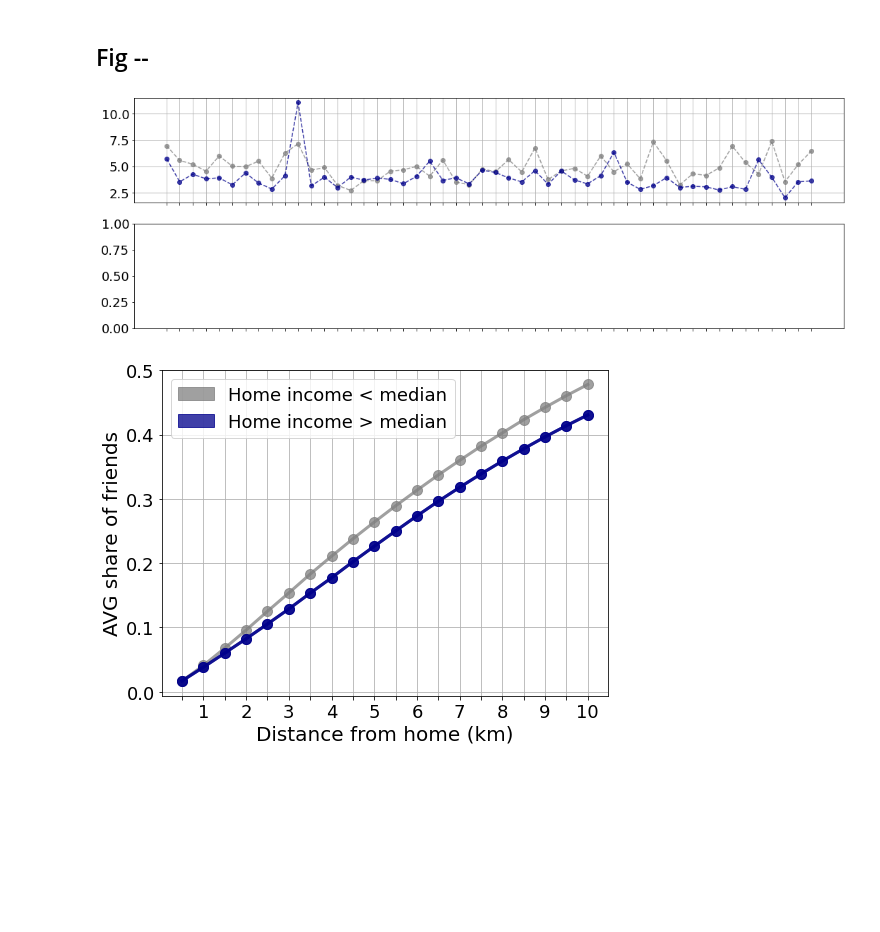
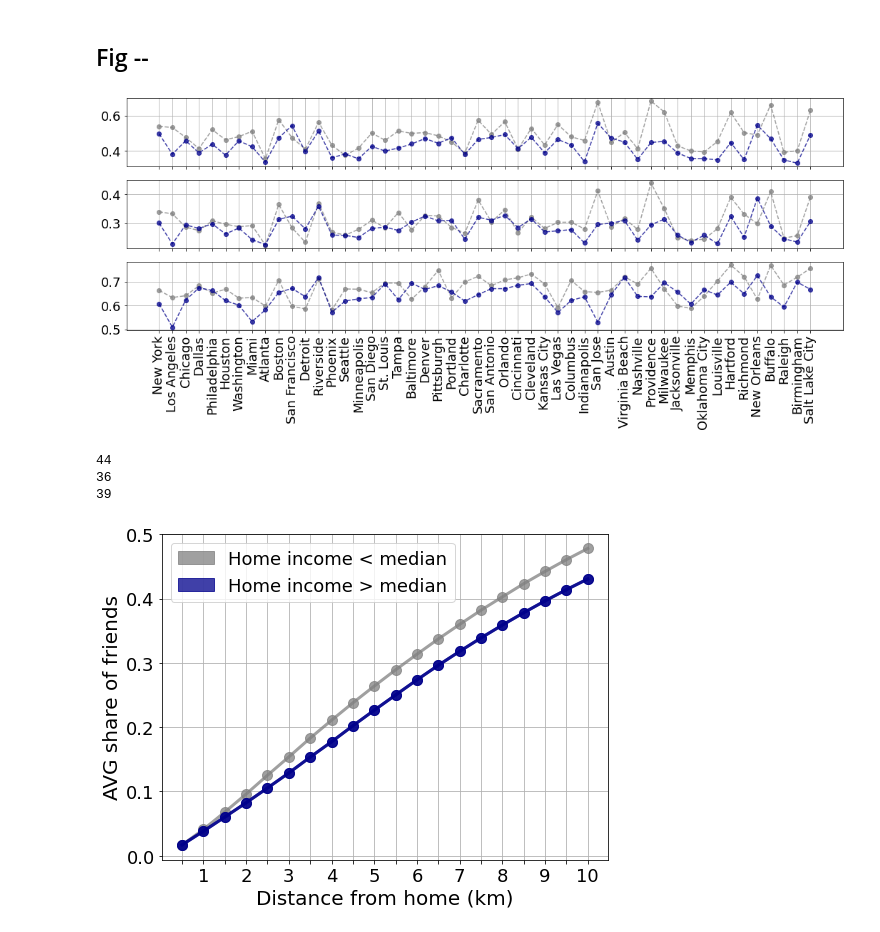
Before and after one commit to sandorjuhasz/ties-around-home, a Jupyter notebook: scripts/visuals.ipynb, the cells around one changed output. Saved outputs shown, nothing was run; the diff lists cells and outputs as text; code cells hidden in the pictures; blank space fills up the shorter version.

Commit message:
visuals

```diff
--- a/scripts/visuals.ipynb
+++ b/scripts/visuals.ipynb
@@ -481,41 +477,59 @@ degree_tab = pd.read_csv("../data/degree_tab_top50.csv.gz")
 degree_tab = pd.read_csv("../data/degree_tab_top50.csv.gz")
 
 # average degree by group
-metrodata["poor_degree"] = metrodata.index.map(degree_tab[degree_tab["poor"]==1].groupby("cbsacode")["dcum5000"].agg("mean").to_dict())
-metrodata["rich_degree"] = metrodata.index.map(degree_tab[degree_tab["poor"]==0].groupby("cbsacode")["dcum5000"].agg("mean").to_dict())
+metrodata["poor_degree"] = metrodata.index.map(degree_tab[degree_tab["poor"]==1].groupby("cbsacode")["dcum10000_share"].agg("mean").to_dict())
+metrodata["rich_degree"] = metrodata.index.map(degree_tab[degree_tab["poor"]==0].groupby("cbsacode")["dcum10000_share"].agg("mean").to_dict())
 # %%
 # clustering data
 clust_tab = pd.read_csv("../data/clust_tab_top50.csv.gz")
+clust_tab = pd.merge(clust_tab, degree_tab, on="user_id", how="left")
 
 # average degree by group
-# metrodata["poor_degree"] = metrodata.index.map(degree_tab[degree_tab["poor"]==1].groupby("cbsacode")["dcum5000"].agg("mean").to_dict())
-# metrodata["rich_degree"] = metrodata.index.map(degree_tab[degree_tab["poor"]==0].groupby("cbsacode")["dcum5000"].agg("mean").to_dict())
+metrodata["poor_clust"] = metrodata.index.map(clust_tab[clust_tab["poor"]==1].groupby("cbsacode")["clust10000"].agg("mean").to_dict())
+metrodata["rich_clust"] = metrodata.index.map(clust_tab[clust_tab["poor"]==0].groupby("cbsacode")["clust10000"].agg("mean").to_dict())
+# %%
+# clustering data
+supp_tab = pd.read_csv("../data/supp_tab_top50.csv.gz")
+supp_tab = pd.merge(supp_tab, degree_tab, on="user_id", how="left")
+
+# average degree by group
+metrodata["poor_supp"] = metrodata.index.map(supp_tab[supp_tab["poor"]==1].groupby("cbsacode")["support10000"].agg("mean").to_dict())
+metrodata["rich_supp"] = metrodata.index.map(supp_tab[supp_tab["poor"]==0].groupby("cbsacode")["support10000"].agg("mean").to_dict())
 # %%
 # plot 2
-fig,ax = plt.subplots(2,1,figsize=(18,6), sharex=True)
+fig,ax = plt.subplots(3,1,figsize=(18,6), sharex=True)
 plt.rcParams['font.size']=18
 
 
 ax[0].plot(metrodata['short_name'], metrodata['poor_degree'], '--', color="grey", marker='o', alpha=0.75)
 ax[0].plot(metrodata['short_name'], metrodata['rich_degree'], '--', color="darkblue", marker='o', alpha=0.75)
 ax[0].set_xticklabels(labels="", rotation=90)
 ax[0].grid()
 #ax[0].set_title('AVG distance from friends AVG income (home)')
 
+ax[1].plot(metrodata['short_name'], metrodata['poor_clust'], '--', color="grey", marker='o', alpha=0.75)
+ax[1].plot(metrodata['short_name'], metrodata['rich_clust'], '--', color="darkblue", marker='o', alpha=0.75)
+ax[1].set_xticklabels(labels="", rotation=90)
+ax[1].grid()
+#ax[1].set_title('AVG distance from friends AVG income (work)')
 
-#ax[1].plot(work_income_diff['short_name'], work_income_diff['log_wi_diff_x'], 'k-', marker='o', alpha=0.75)
-#ax[1].plot(work_income_diff['short_name'], work_income_diff['log_wi_diff_y'], 'b-', marker='o', alpha=0.75)
-#ax[1].set_xticklabels(labels="", rotation=90)
-#ax[1].grid()
-#ax[1].set_title('AVG distance from friends AVG income (work)')
-#ax[1].set_xticklabels(labels=line_degree['short_name'], rotation=90)
-
-
-#ax[0].legend(["Commute over 5km", "Less tha 5km commute"])
+ax[2].plot(metrodata['short_name'], metrodata['poor_supp'], '--', color="grey", marker='o', alpha=0.75)
+ax[2].plot(metrodata['short_name'], metrodata['rich_supp'], '--', color="darkblue", marker='o', alpha=0.75)
+ax[2].set_xticklabels(labels="", rotation=90)
+ax[2].grid()
+ax[2].set_xticklabels(labels=metrodata['short_name'], rotation=90)
 
 plt.show()
 # %% [output]
-[figure, old version]
+[figure, new version]
+# %%
+print((metrodata["poor_degree"] > metrodata["rich_degree"]).sum())
+print((metrodata["poor_clust"] > metrodata["rich_clust"]).sum())
+print((metrodata["poor_supp"] > metrodata["rich_supp"]).sum())
+# %% [output]
+44
+36
+39
 # %%
 # plot 2
 fig,ax = plt.subplots(1,1,figsize=(8,6), sharey=True)
```
Also changed, not shown: parts of 2 cells of this notebook.
